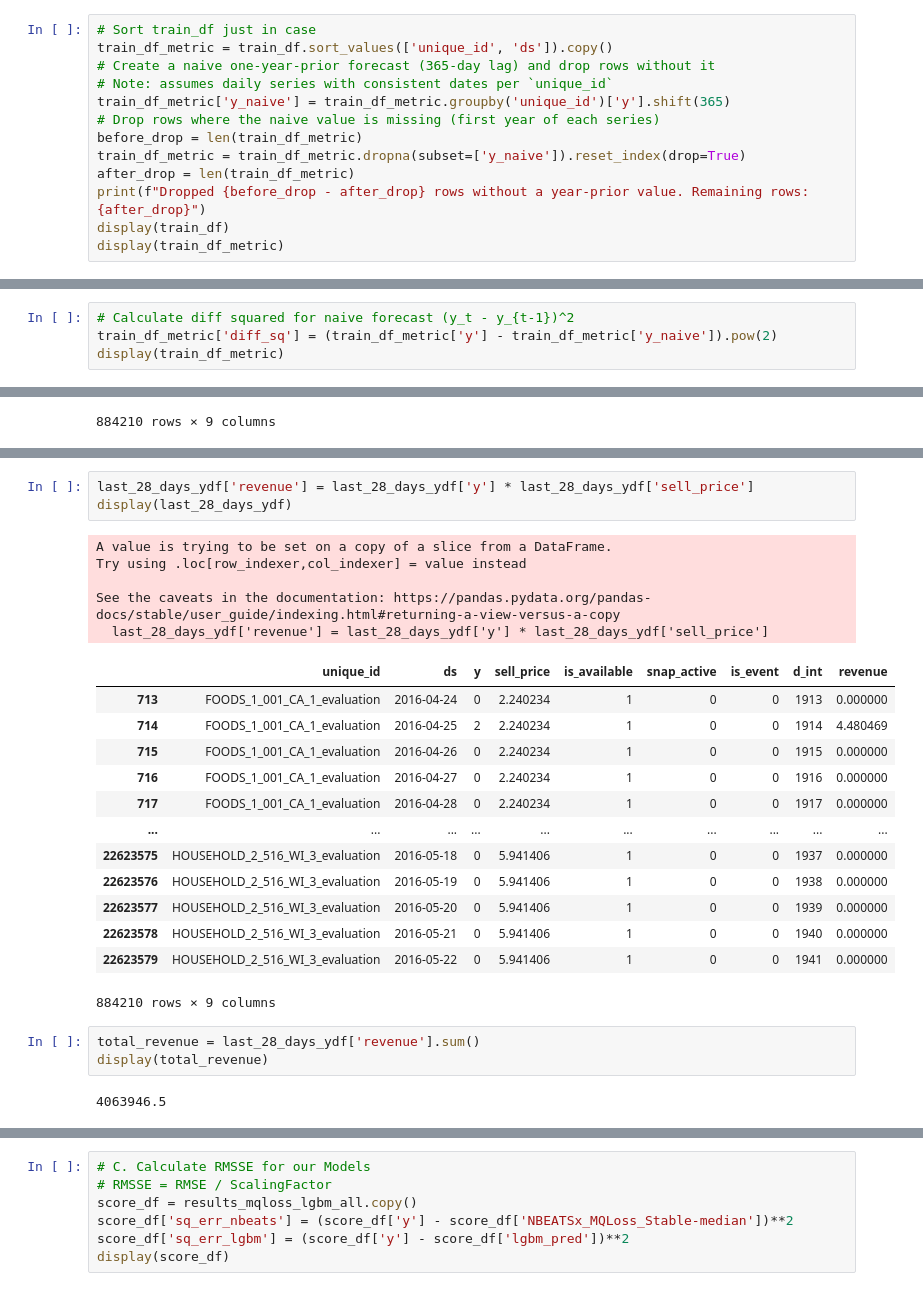
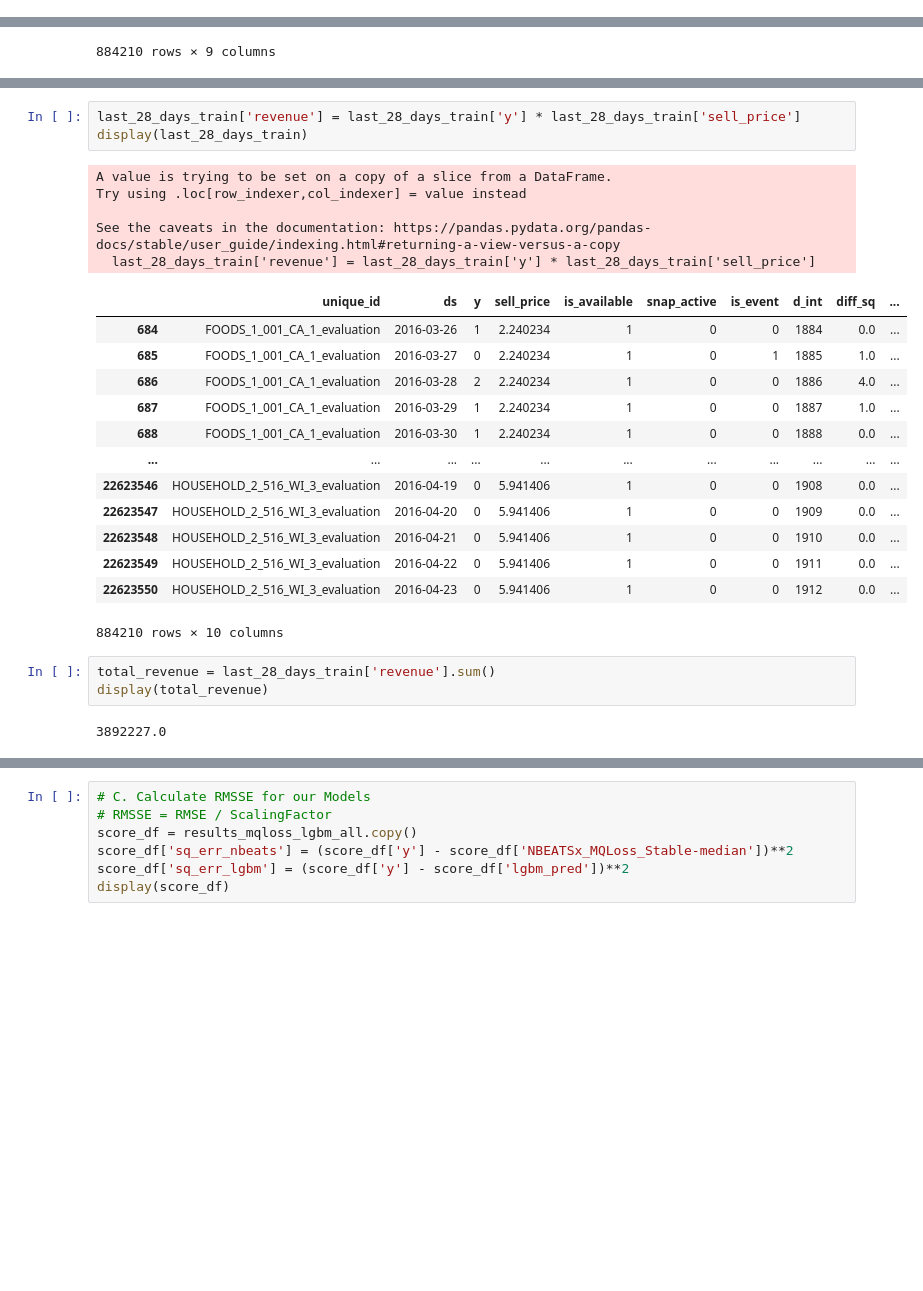
Before and after one commit to Zak-Las/Walmart-Demand-Forcasting, a Jupyter notebook: Notebooks/02_global_scale.ipynb, the cells around one changed output, grey strips where cells are left out. Cells and saved outputs as stored; diff of their text form; blank space fills up the shorter version.

```diff
--- a/Notebooks/02_global_scale.ipynb
+++ b/Notebooks/02_global_scale.ipynb
@@ -1072,16 +1072,3 @@ display(train_df_metric)
 | 22623549 | HOUSEHOLD_2_516_WI_3_evaluation | 2016-04-22 | 0 | 5.941406 | 1 | 0 | 0 | 1911 | 0.0 |
 | 22623550 | HOUSEHOLD_2_516_WI_3_evaluation | 2016-04-23 | 0 | 5.941406 | 1 | 0 | 0 | 1912 | 0.0 |
 21739370 rows × 9 columns
-# %%
-# Sort train_df just in case
-train_df_metric = train_df.sort_values(['unique_id', 'ds']).copy()
-# Create a naive one-year-prior forecast (365-day lag) and drop rows without it
-# Note: assumes daily series with consistent dates per `unique_id`
-train_df_metric['y_naive'] = train_df_metric.groupby('unique_id')['y'].shift(365)
-# Drop rows where the naive value is missing (first year of each series)
-before_drop = len(train_df_metric)
-train_df_metric = train_df_metric.dropna(subset=['y_naive']).reset_index(drop=True)
-after_drop = len(train_df_metric)
-print(f"Dropped {before_drop - after_drop} rows without a year-prior value. Remaining rows: {after_drop}")
-display(train_df)
-display(train_df_metric)
@@ -1116,4 +1074,0 @@ Dropped 11128850 rows without a year-prior value. Remaining rows: 10610520
-# %%
-# Calculate diff squared for naive forecast (y_t - y_{t-1})^2
-train_df_metric['diff_sq'] = (train_df_metric['y'] - train_df_metric['y_naive']).pow(2)
-display(train_df_metric)
@@ -1298,28 +1101,28 @@ display(last_28_days_ydf)
 # %%
-last_28_days_ydf['revenue'] = last_28_days_ydf['y'] * last_28_days_ydf['sell_price']
-display(last_28_days_ydf)
+last_28_days_train['revenue'] = last_28_days_train['y'] * last_28_days_train['sell_price']
+display(last_28_days_train)
 # %% [output]
 A value is trying to be set on a copy of a slice from a DataFrame.
 Try using .loc[row_indexer,col_indexer] = value instead
 
 See the caveats in the documentation: https://pandas.pydata.org/pandas-docs/stable/user_guide/indexing.html#returning-a-view-versus-a-copy
-  last_28_days_ydf['revenue'] = last_28_days_ydf['y'] * last_28_days_ydf['sell_price']
+  last_28_days_train['revenue'] = last_28_days_train['y'] * last_28_days_train['sell_price']
-|  | unique_id | ds | y | sell_price | is_available | snap_active | is_event | d_int | revenue |
-| 713 | FOODS_1_001_CA_1_evaluation | 2016-04-24 | 0 | 2.240234 | 1 | 0 | 0 | 1913 | 0.000000 |
-| 714 | FOODS_1_001_CA_1_evaluation | 2016-04-25 | 2 | 2.240234 | 1 | 0 | 0 | 1914 | 4.480469 |
-| 715 | FOODS_1_001_CA_1_evaluation | 2016-04-26 | 0 | 2.240234 | 1 | 0 | 0 | 1915 | 0.000000 |
-| 716 | FOODS_1_001_CA_1_evaluation | 2016-04-27 | 0 | 2.240234 | 1 | 0 | 0 | 1916 | 0.000000 |
-| 717 | FOODS_1_001_CA_1_evaluation | 2016-04-28 | 0 | 2.240234 | 1 | 0 | 0 | 1917 | 0.000000 |
-| ... | ... | ... | ... | ... | ... | ... | ... | ... | ... |
-| 22623575 | HOUSEHOLD_2_516_WI_3_evaluation | 2016-05-18 | 0 | 5.941406 | 1 | 0 | 0 | 1937 | 0.000000 |
-| 22623576 | HOUSEHOLD_2_516_WI_3_evaluation | 2016-05-19 | 0 | 5.941406 | 1 | 0 | 0 | 1938 | 0.000000 |
-| 22623577 | HOUSEHOLD_2_516_WI_3_evaluation | 2016-05-20 | 0 | 5.941406 | 1 | 0 | 0 | 1939 | 0.000000 |
-| 22623578 | HOUSEHOLD_2_516_WI_3_evaluation | 2016-05-21 | 0 | 5.941406 | 1 | 0 | 0 | 1940 | 0.000000 |
-| 22623579 | HOUSEHOLD_2_516_WI_3_evaluation | 2016-05-22 | 0 | 5.941406 | 1 | 0 | 0 | 1941 | 0.000000 |
+|  | unique_id | ds | y | sell_price | is_available | snap_active | is_event | d_int | diff_sq | ... |
+| 684 | FOODS_1_001_CA_1_evaluation | 2016-03-26 | 1 | 2.240234 | 1 | 0 | 0 | 1884 | 0.0 | ... |
+| 685 | FOODS_1_001_CA_1_evaluation | 2016-03-27 | 0 | 2.240234 | 1 | 0 | 1 | 1885 | 1.0 | ... |
+| 686 | FOODS_1_001_CA_1_evaluation | 2016-03-28 | 2 | 2.240234 | 1 | 0 | 0 | 1886 | 4.0 | ... |
+| 687 | FOODS_1_001_CA_1_evaluation | 2016-03-29 | 1 | 2.240234 | 1 | 0 | 0 | 1887 | 1.0 | ... |
+| 688 | FOODS_1_001_CA_1_evaluation | 2016-03-30 | 1 | 2.240234 | 1 | 0 | 0 | 1888 | 0.0 | ... |
+| ... | ... | ... | ... | ... | ... | ... | ... | ... | ... | ... |
+| 22623546 | HOUSEHOLD_2_516_WI_3_evaluation | 2016-04-19 | 0 | 5.941406 | 1 | 0 | 0 | 1908 | 0.0 | ... |
+| 22623547 | HOUSEHOLD_2_516_WI_3_evaluation | 2016-04-20 | 0 | 5.941406 | 1 | 0 | 0 | 1909 | 0.0 | ... |
+| 22623548 | HOUSEHOLD_2_516_WI_3_evaluation | 2016-04-21 | 0 | 5.941406 | 1 | 0 | 0 | 1910 | 0.0 | ... |
+| 22623549 | HOUSEHOLD_2_516_WI_3_evaluation | 2016-04-22 | 0 | 5.941406 | 1 | 0 | 0 | 1911 | 0.0 | ... |
+| 22623550 | HOUSEHOLD_2_516_WI_3_evaluation | 2016-04-23 | 0 | 5.941406 | 1 | 0 | 0 | 1912 | 0.0 | ... |
-884210 rows × 9 columns
+884210 rows × 10 columns
 # %%
-total_revenue = last_28_days_ydf['revenue'].sum()
+total_revenue = last_28_days_train['revenue'].sum()
 display(total_revenue)
 # %% [output]
-4063946.5
+3892227.0
 # %%
```
Also changed, not shown: parts of 16 cells of this notebook.
